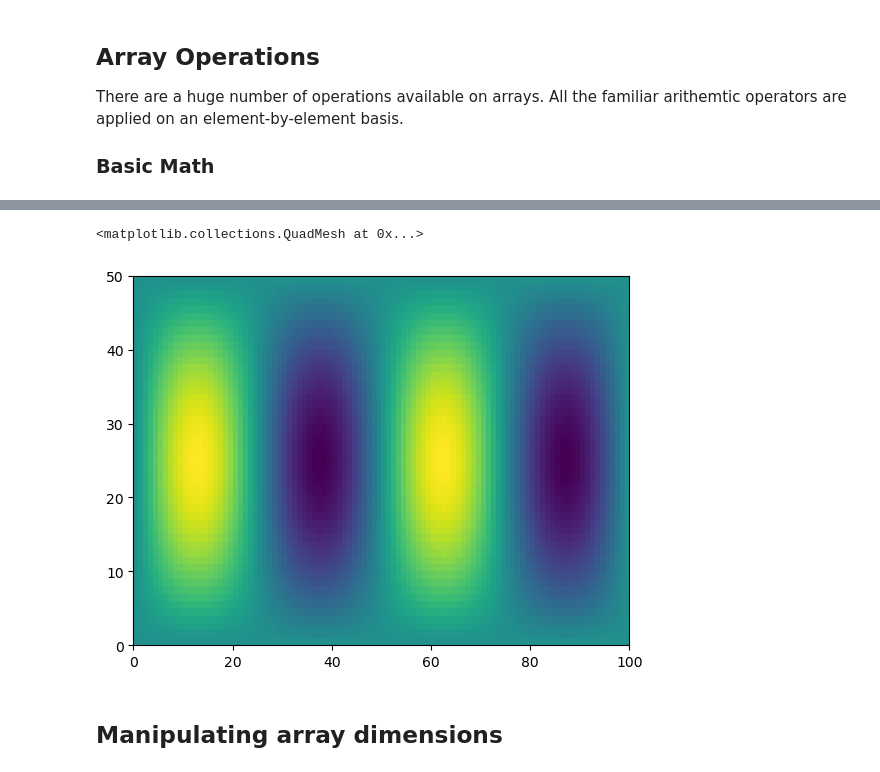
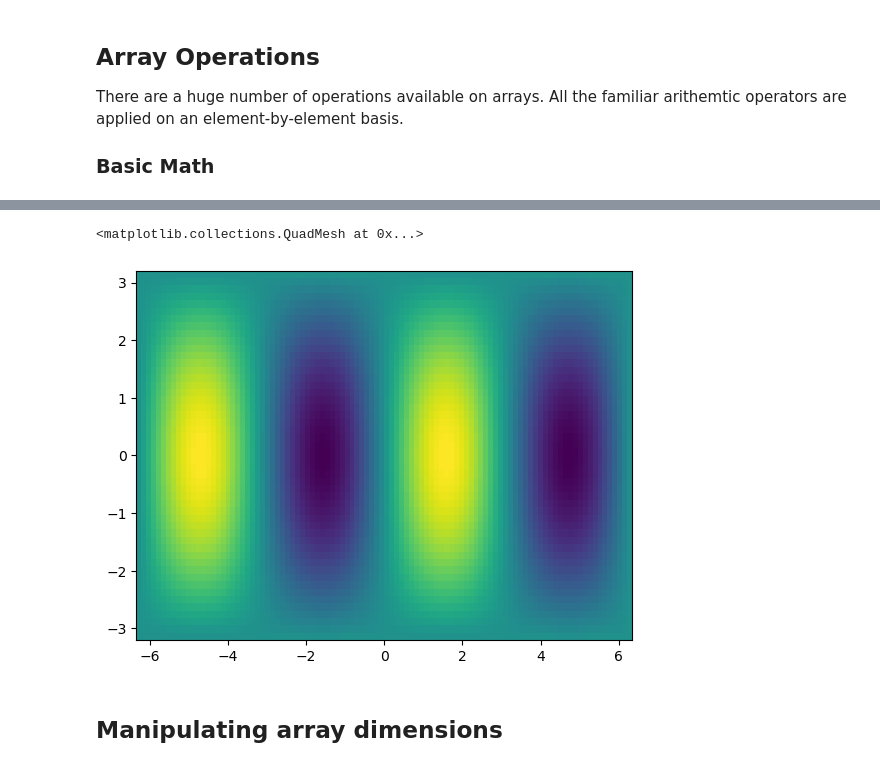
Before and after one commit to earth-DS-ML/summer_2025, a Jupyter notebook: _sources/lectures_DS/sci_python/numpy_and_matplotlib.ipynb, the cells around one changed output, grey strips where cells are left out. Cells and saved outputs as stored; diff of their text form; code cells hidden in the pictures.

```diff
--- a/_sources/lectures_DS/sci_python/numpy_and_matplotlib.ipynb
+++ b/_sources/lectures_DS/sci_python/numpy_and_matplotlib.ipynb
@@ -238,8 +258,8 @@ f = np.sin(xx) * np.cos(0.5*yy)
 # %%
-plt.pcolormesh(f)
+plt.pcolormesh(xx,yy,f)
 # %% [output]
 <matplotlib.collections.QuadMesh at 0x...>
-[figure, old version]
+[figure, new version]
 # %% [markdown]
 ## Manipulating array dimensions ##
 # %% [markdown]
```
Also changed, not shown: parts of 11 cells of this notebook, 9 other files.
